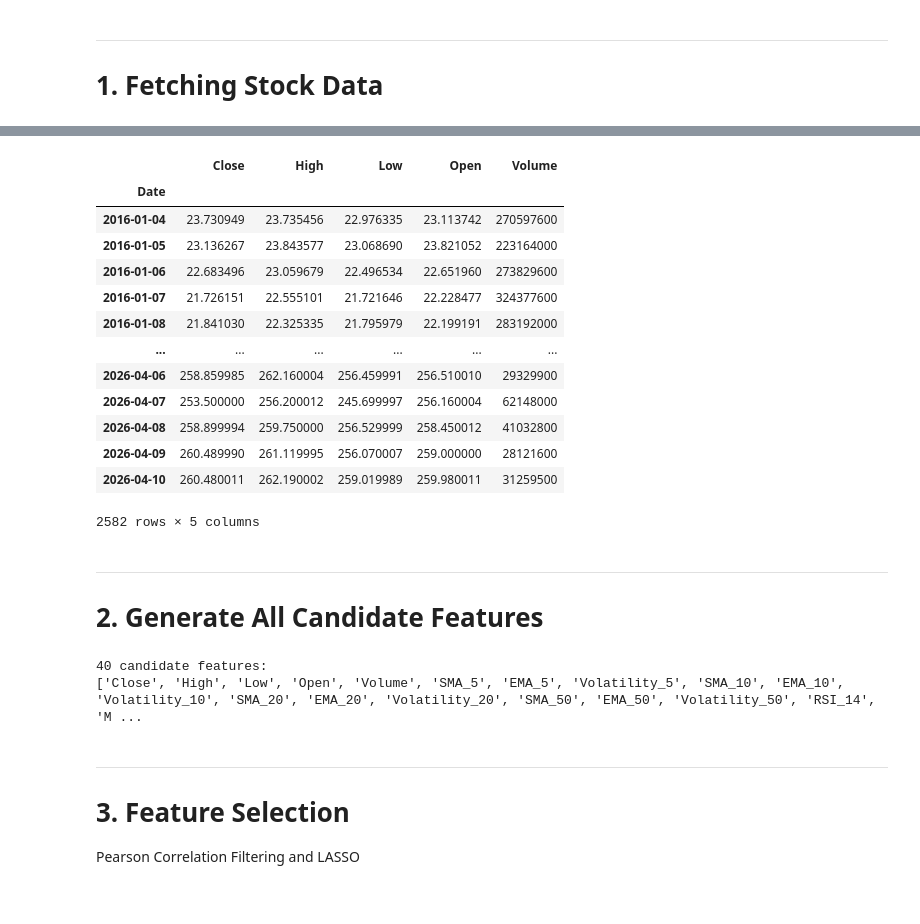
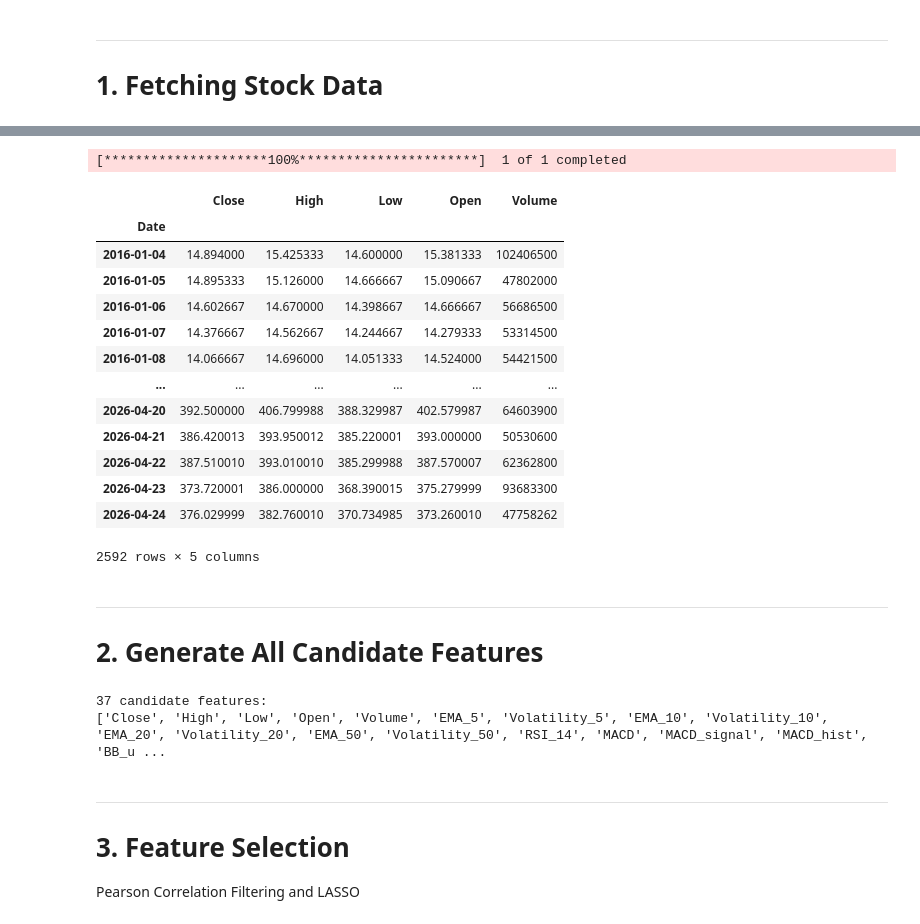
Before and after one commit to glitchlover/Thesis2, a Jupyter notebook: attempt3.2.ipynb, the cells around one changed output, grey strips where cells are left out. Saved outputs shown, nothing was run; the diff lists cells and outputs as text; code cells hidden in the pictures.

```diff
--- a/attempt3.2.ipynb
+++ b/attempt3.2.ipynb
@@ -17,8 +17,10 @@
 ---
 # 1. Fetching Stock Data
 # %%
+%pip install matplotlib seaborn numpy scipy scikit-learn tensorflow yfinance
 import yfinance as yf
+import seaborn as sns
 
-stock_data = yf.download('AAPL', start='2016-01-01', multi_level_index=False)
+stock_data = yf.download('TSLA', start='2016-01-01', multi_level_index=False)
 stock_data
 # %% [output]
@@ -26,17 +44,18 @@ stock_data
+[*********************100%***********************]  1 of 1 completed
 |  | Close | High | Low | Open | Volume |
 | Date |  |  |  |  |  |
-| 2016-01-04 | 23.730949 | 23.735456 | 22.976335 | 23.113742 | 270597600 |
-| 2016-01-05 | 23.136267 | 23.843577 | 23.068690 | 23.821052 | 223164000 |
-| 2016-01-06 | 22.683496 | 23.059679 | 22.496534 | 22.651960 | 273829600 |
-| 2016-01-07 | 21.726151 | 22.555101 | 21.721646 | 22.228477 | 324377600 |
-| 2016-01-08 | 21.841030 | 22.325335 | 21.795979 | 22.199191 | 283192000 |
+| 2016-01-04 | 14.894000 | 15.425333 | 14.600000 | 15.381333 | 102406500 |
+| 2016-01-05 | 14.895333 | 15.126000 | 14.666667 | 15.090667 | 47802000 |
+| 2016-01-06 | 14.602667 | 14.670000 | 14.398667 | 14.666667 | 56686500 |
+| 2016-01-07 | 14.376667 | 14.562667 | 14.244667 | 14.279333 | 53314500 |
+| 2016-01-08 | 14.066667 | 14.696000 | 14.051333 | 14.524000 | 54421500 |
 | ... | ... | ... | ... | ... | ... |
-| 2026-04-06 | 258.859985 | 262.160004 | 256.459991 | 256.510010 | 29329900 |
-| 2026-04-07 | 253.500000 | 256.200012 | 245.699997 | 256.160004 | 62148000 |
-| 2026-04-08 | 258.899994 | 259.750000 | 256.529999 | 258.450012 | 41032800 |
-| 2026-04-09 | 260.489990 | 261.119995 | 256.070007 | 259.000000 | 28121600 |
-| 2026-04-10 | 260.480011 | 262.190002 | 259.019989 | 259.980011 | 31259500 |
+| 2026-04-20 | 392.500000 | 406.799988 | 388.329987 | 402.579987 | 64603900 |
+| 2026-04-21 | 386.420013 | 393.950012 | 385.220001 | 393.000000 | 50530600 |
+| 2026-04-22 | 387.510010 | 393.010010 | 385.299988 | 387.570007 | 62362800 |
+| 2026-04-23 | 373.720001 | 386.000000 | 368.390015 | 375.279999 | 93683300 |
+| 2026-04-24 | 376.029999 | 382.760010 | 370.734985 | 373.260010 | 47758262 |
-2582 rows × 5 columns
+2592 rows × 5 columns
 # %% [markdown]
 ---
 # 2. Generate All Candidate Features
@@ -47,10 +66,8 @@ import os
 os.environ['TF_CPP_MIN_LOG_LEVEL'] = '3'
 
 df = stock_data.copy()
-
 # --- Technical indicators ---
 for w in [5, 10, 20, 50]:
-    df[f'SMA_{w}']    = df['Close'].rolling(w).mean()
     df[f'EMA_{w}']    = df['Close'].ewm(span=w).mean()
     df[f'Volatility_{w}'] = df['Close'].pct_change().rolling(w).std()
 
@@ -104,12 +121,18 @@ df['cos_month'] = np.cos(2 * np.pi * (df.index.month - 1) / 12)
 df['sin_quarter'] = np.sin(2 * np.pi * (df.index.quarter - 1) / 4)
 df['cos_quarter'] = np.cos(2 * np.pi * (df.index.quarter - 1) / 4)
 
+# Linear trend feature
+df = df.reset_index()  # Creates a 'Date' column with datetime values, numeric index
+df['days_since_start'] = (df['Date'] - df['Date'].iloc[0]).dt.days.astype(float)
+
 # --- Target ---
 df['Close_nxt'] = df['Close'].shift(-1)
 df = df.dropna()
+df = df.drop(columns=['Date'])
 
-ALL_FEATURES = [c for c in df.columns if c not in ['Close_nxt']]
-print(f"{len(ALL_FEATURES)} candidate features:\n{ALL_FEATURES}")
+feature_cols = [c for c in df.columns if c not in ['Close_nxt']]
+target_col = ['Close_nxt']
+print(f"{len(feature_cols)} candidate features:\n{feature_cols}")
 # %% [output]
-40 candidate features:
-['Close', 'High', 'Low', 'Open', 'Volume', 'SMA_5', 'EMA_5', 'Volatility_5', 'SMA_10', 'EMA_10', 'Volatility_10', 'SMA_20', 'EMA_20', 'Volatility_20', 'SMA_50', 'EMA_50', 'Volatility_50', 'RSI_14', 'M ...
+37 candidate features:
+['Close', 'High', 'Low', 'Open', 'Volume', 'EMA_5', 'Volatility_5', 'EMA_10', 'Volatility_10', 'EMA_20', 'Volatility_20', 'EMA_50', 'Volatility_50', 'RSI_14', 'MACD', 'MACD_signal', 'MACD_hist', 'BB_u ...
```
Also changed, not shown: parts of 16 cells of this notebook, 12 other files.
